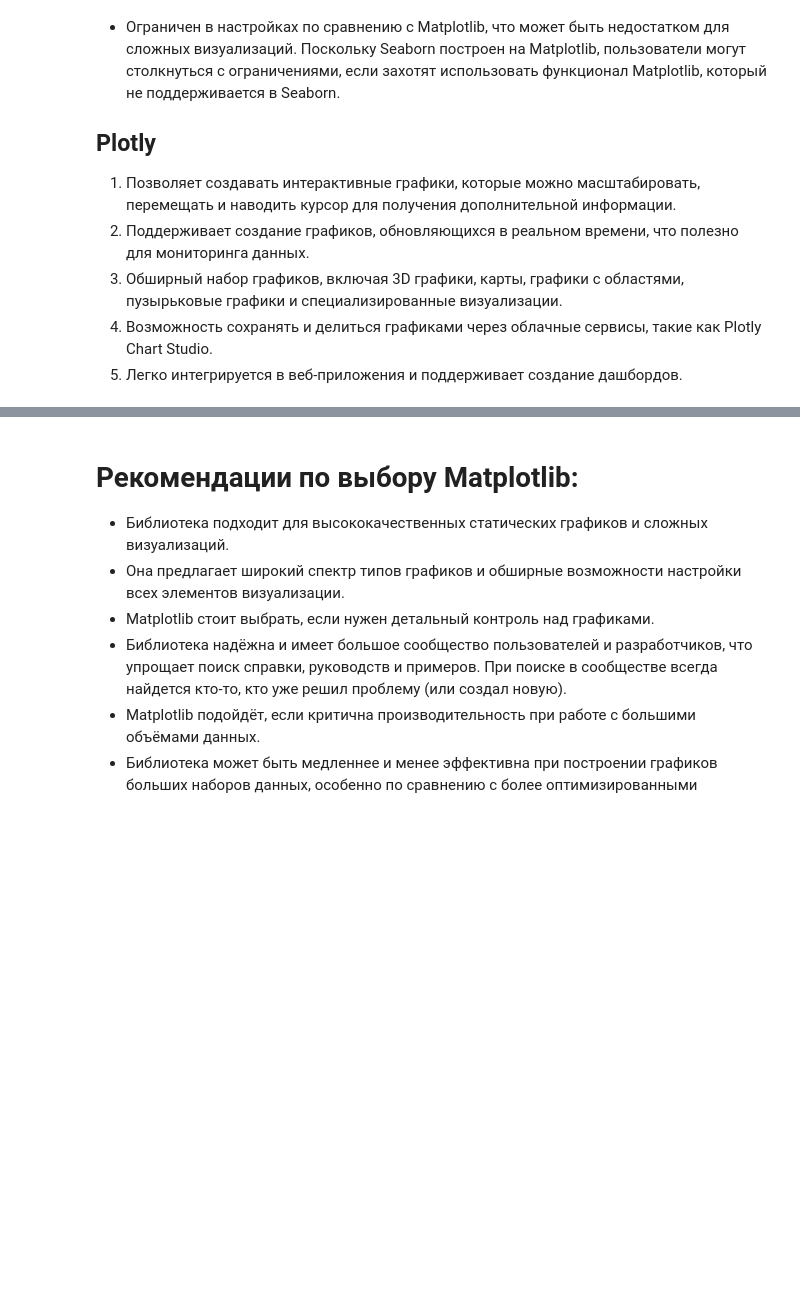
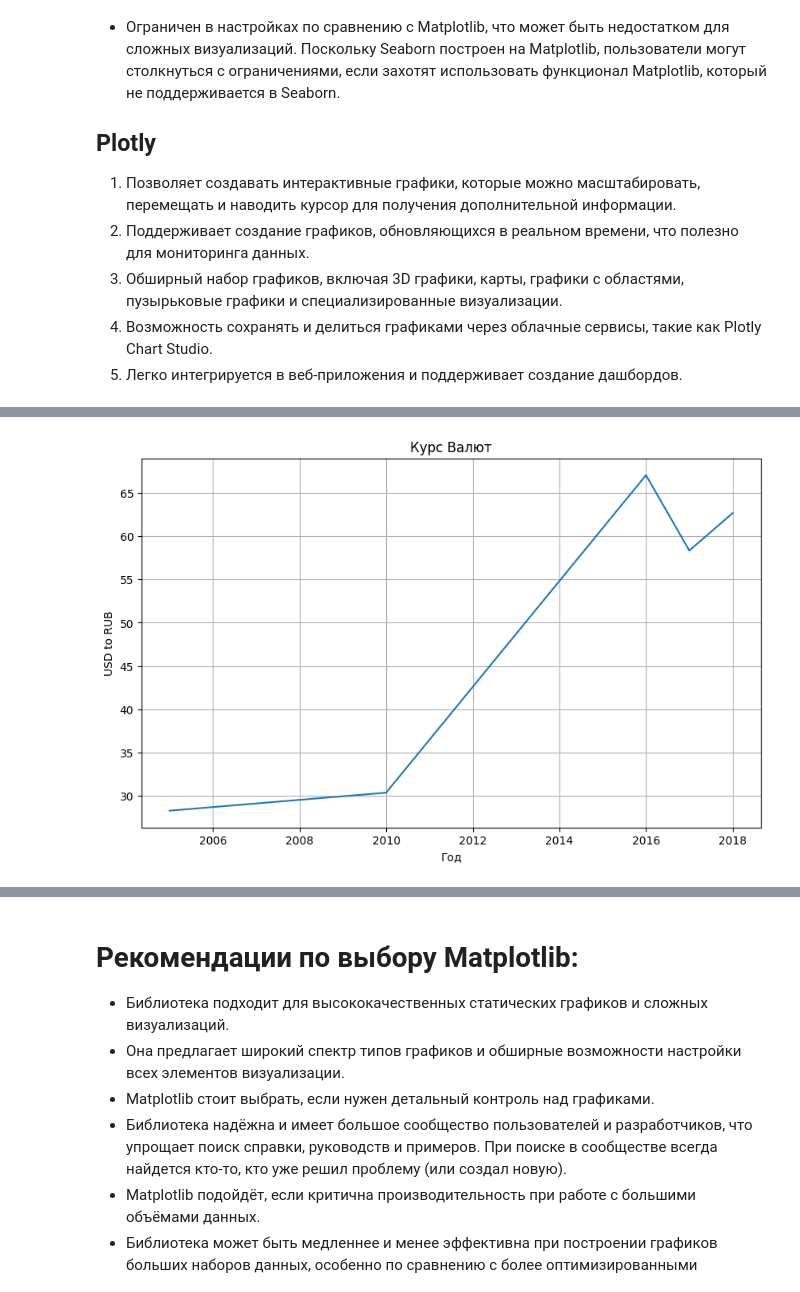
Before and after one commit to irinawing/DIPLOMA, a Jupyter notebook: Дипломная_работа_(final).ipynb, the cells around one changed output, grey strips where cells are left out. Saved outputs shown, nothing was run; the diff lists cells and outputs as text; code cells hidden in the pictures; blank space fills up the shorter version.

```diff
--- a/Дипломная_работа_(final).ipynb
+++ b/Дипломная_работа_(final).ipynb
@@ -149,19 +126,0 @@ display(wine)
-# %%
-# Визуализация с использованием MathPlotLib
-
-from matplotlib import pyplot as plt
-
-# wine['Alcalinity_of_ash'].plot(kind='hist', bins=20, title='Гистограмма Вин - Matplotlib')
-# plt.gca().spines[['top', 'right',]].set_visible(True)
-
-plt.figure(figsize=(10, 6))
-for cls in wine['class'].unique():
-    subset = wine[wine['class'] == cls]
-    plt.hist(subset['Alcohol'], alpha=0.5, bins=10, label=str(cls) +' class')
-
-plt.title('Гистограмма Вин - MathPlotLib')
-plt.xlabel('Крепость вина в градусах')
-plt.ylabel('Частота повторений')
-plt.legend()
-plt.grid(True)
-plt.show()
@@ -221,0 +127,53 @@ fig.show()
+# %%
+# Визуализация с использованием MathPlotLib
+# ЛИНЕЙНЫЙ ГРАФИК
+
+import pandas as pd
+from matplotlib import pyplot as plt
+
+class Graph:
+    def __init__(self, title, x_label, y_label, x_data, y_data):
+        self.title = title
+        self.x_label = x_label
+        self.y_label = y_label
+        self.x_data = x_data
+        self.y_data = y_data
+
+    def plot(self):
+        # Устанавливаем размер гарфика
+        plt.figure(figsize=(10, 6))
+        # Рисуем график согласно переданным переменным х и у
+        plt.plot(self.x_data, self.y_data)
+        # Название графика
+        plt.title(self.title)
+        # Наименование оси х
+        plt.xlabel(self.x_label)
+        # Наименование оси у
+        plt.ylabel(self.y_label)
+        # Добавляем сетку
+        plt.grid(True)
+        # Рисуем график
+        plt.show()
+
+# Запускаем код
+if __name__ == "__main__":
+
+    # Загружаем датасет Currency_Rates в массив pandas
+    # Ссылка на файл в проекте
+    url = "https://raw.githubusercontent.com/irinawing/DIPLOMA/refs/heads/main/Exchange_Rates.csv"
+    # Описание столбцов файла
+    columns = ['id','Country','Year','Series','Currency','Value']
+    # загрузка массива данных
+    rates = pd.read_csv(url, header = 1, names=columns)
+
+# ЛИНЕЙНЫЙ ГРАФИК
+    # Определяем выбор данных (фильтрум данные РФ)
+    subset = rates[rates['Country'] == 'Russian Federation']
+
+    # Строим график, передаем необходимые переменные
+    graph = Graph(title="Курс Валют", x_label="Год", y_label="USD to RUB", x_data=subset['Year'], y_data=subset['Value'])
+
+    # Выводим график
+    graph.plot()
+# %% [output]
+[figure, added]
```
Also changed, not shown: parts of 14 cells of this notebook.
